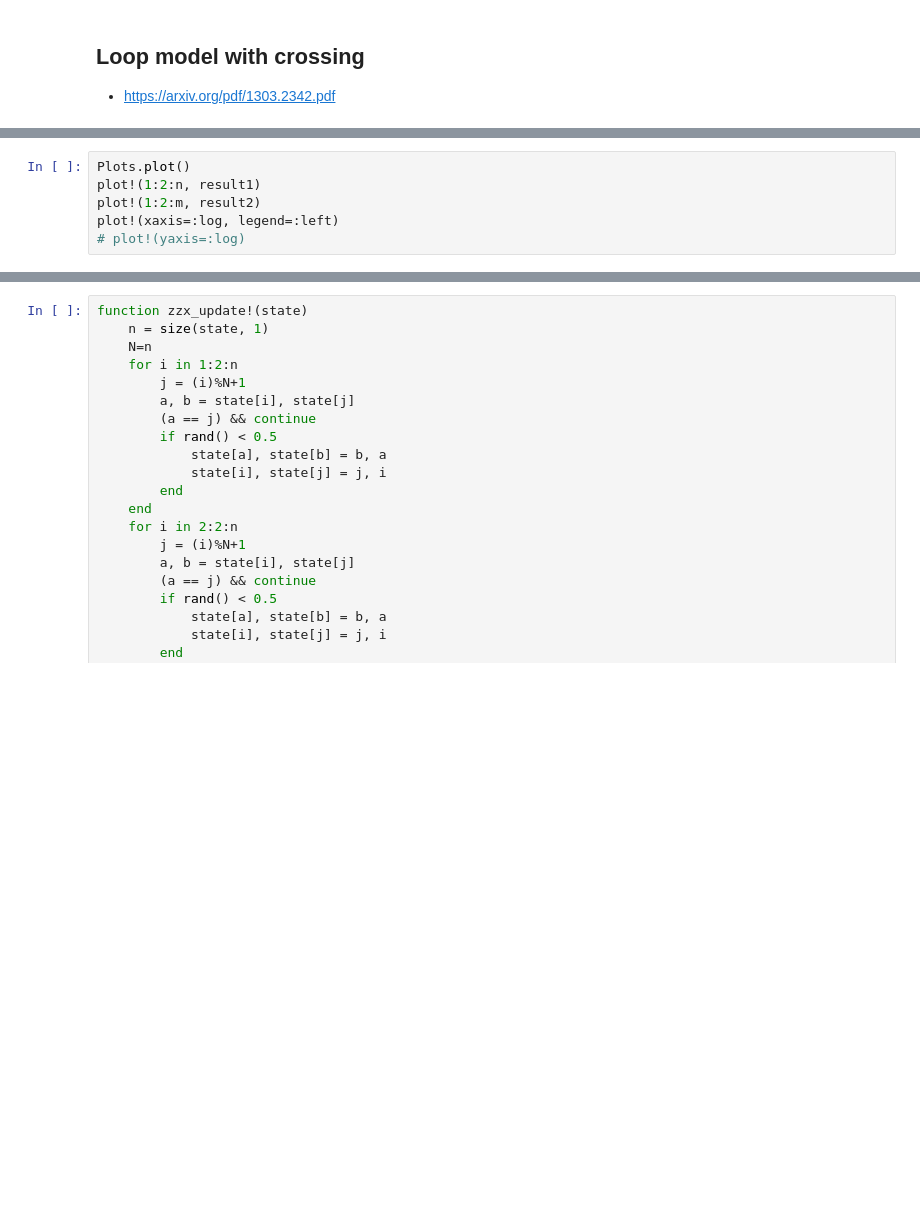
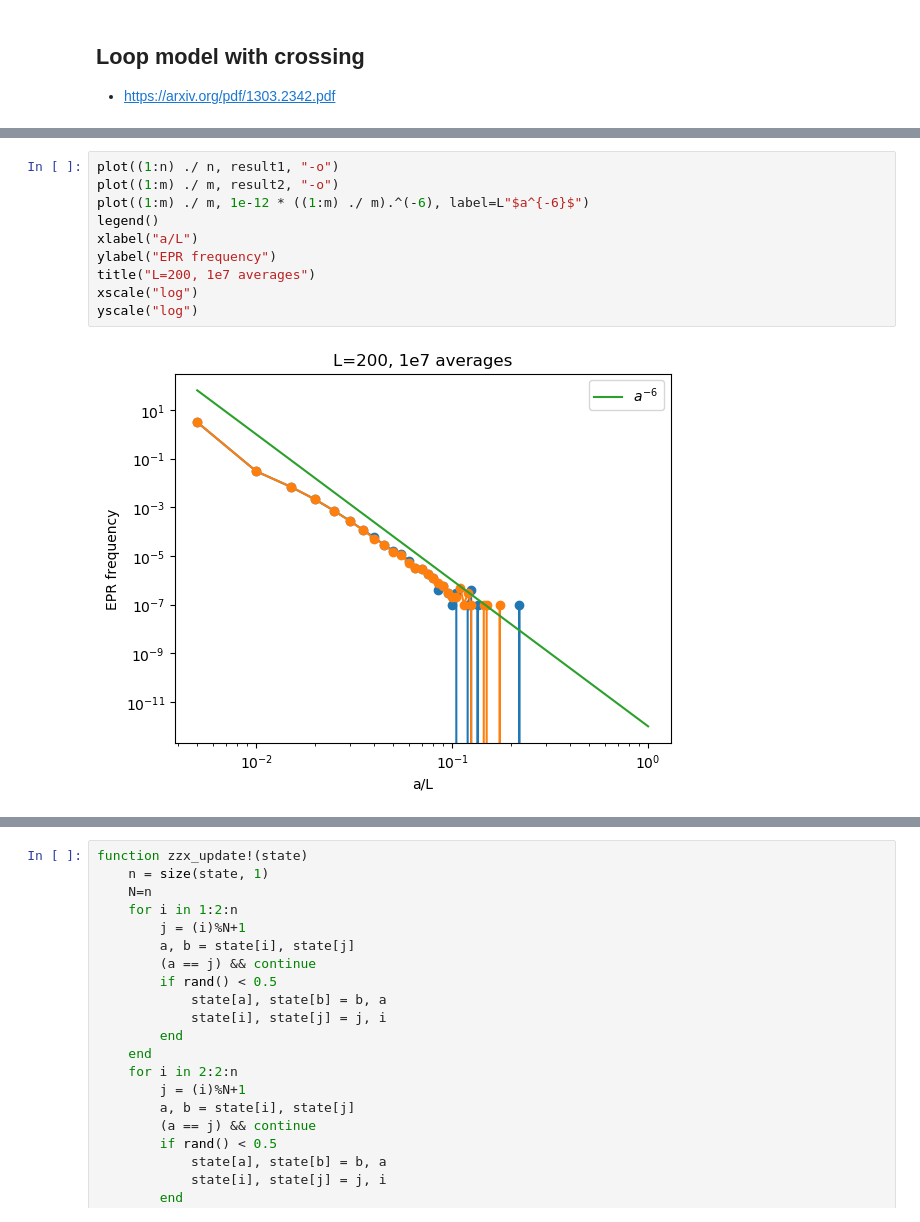
Before and after one commit to sangsq/julia-clifford, a Jupyter notebook: notebooks/Loop model with crossing.ipynb, the cells around one changed output, grey strips where cells are left out. Saved outputs shown, nothing was run; the diff lists cells and outputs as text; blank space fills up the shorter version.

```diff
--- a/notebooks/Loop model with crossing.ipynb
+++ b/notebooks/Loop model with crossing.ipynb
@@ -122,6 +175,12 @@ a = 100
-# %%
-Plots.plot()
-plot!(1:2:n, result1)
-plot!(1:2:m, result2)
-plot!(xaxis=:log, legend=:left)
-# plot!(yaxis=:log)
+# %%
+plot((1:n) ./ n, result1, "-o")
+plot((1:m) ./ m, result2, "-o")
+plot((1:m) ./ m, 1e-12 * ((1:m) ./ m).^(-6), label=L"$a^{-6}$")
+legend()
+xlabel("a/L")
+ylabel("EPR frequency")
+title("L=200, 1e7 averages")
+xscale("log")
+yscale("log")
+# %% [output]
+[figure, added]
```
Also changed, not shown: parts of 13 cells of this notebook, 6 other files.
